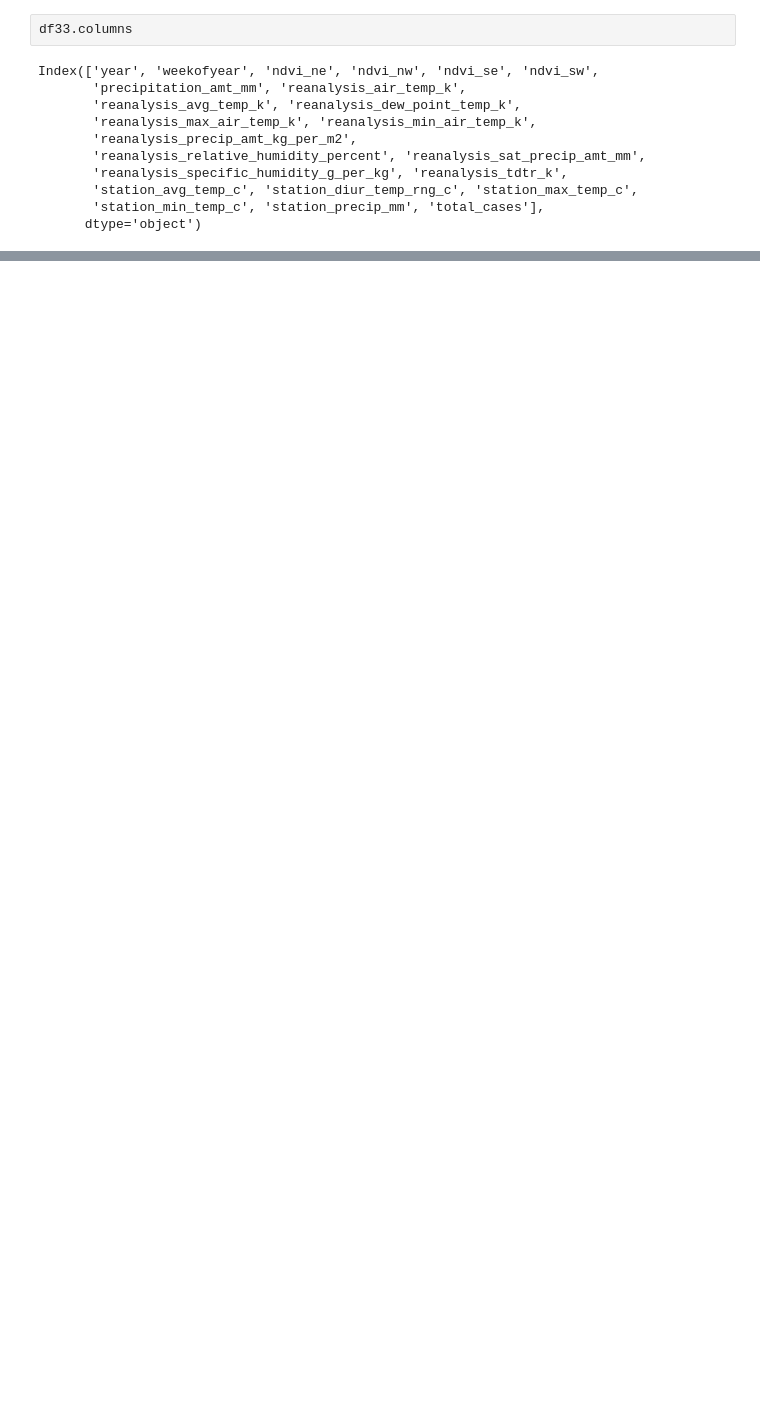
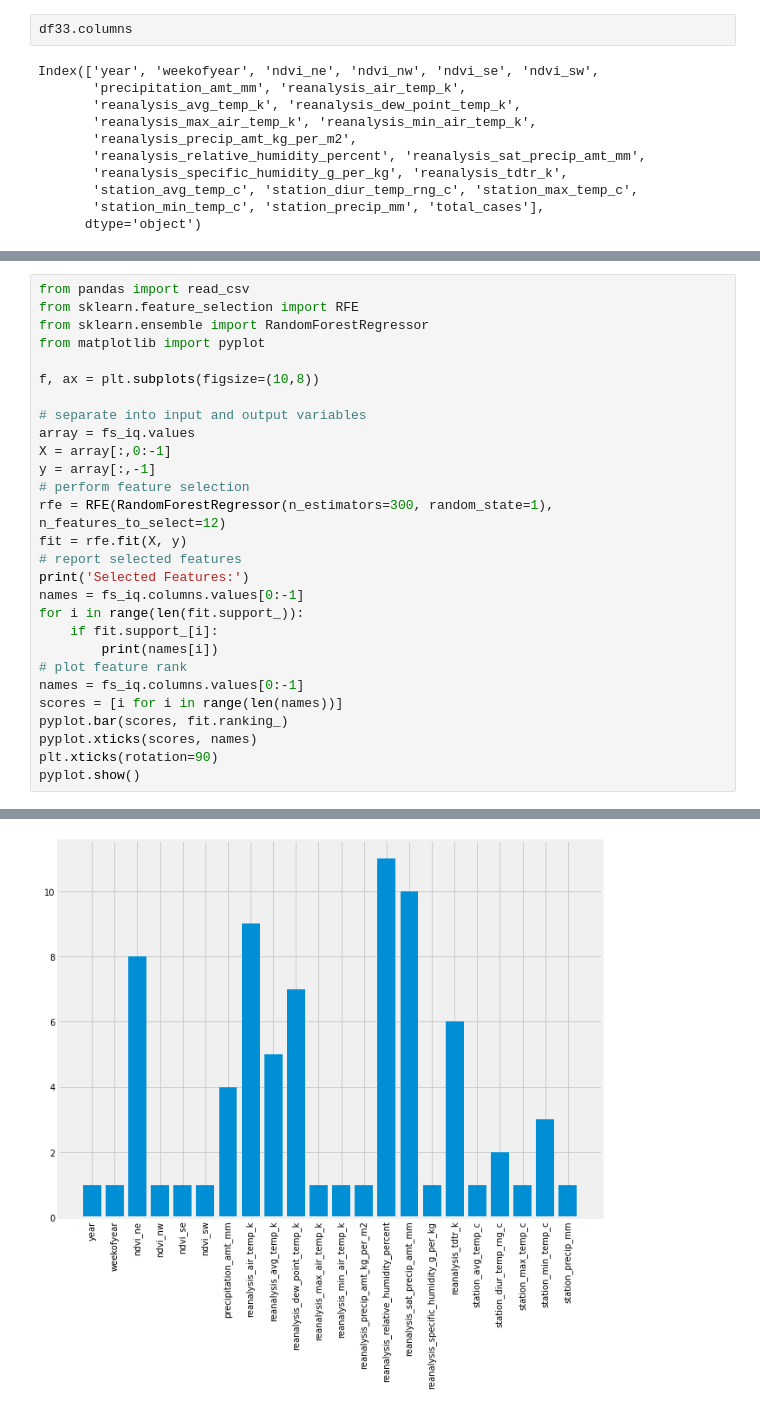
Before and after one commit to Mjcherono/Predicting-Disease-Spread, a Jupyter notebook: dengue.ipynb, the cells around one changed output, grey strips where cells are left out. Cells and saved outputs as stored; diff of their text form; blank space fills up the shorter version.

```diff
--- a/dengue.ipynb
+++ b/dengue.ipynb
@@ -1486,0 +1545,29 @@ station_precip_mm
+# %%
+from pandas import read_csv
+from sklearn.feature_selection import RFE
+from sklearn.ensemble import RandomForestRegressor
+from matplotlib import pyplot
+
+f, ax = plt.subplots(figsize=(10,8))
+
+# separate into input and output variables
+array = fs_iq.values
+X = array[:,0:-1]
+y = array[:,-1]
+# perform feature selection
+rfe = RFE(RandomForestRegressor(n_estimators=300, random_state=1), n_features_to_select=12)
+fit = rfe.fit(X, y)
+# report selected features
+print('Selected Features:')
+names = fs_iq.columns.values[0:-1]
+for i in range(len(fit.support_)):
+	if fit.support_[i]:
+		print(names[i])
+# plot feature rank
+names = fs_iq.columns.values[0:-1]
+scores = [i for i in range(len(names))]
+pyplot.bar(scores, fit.ranking_)
+pyplot.xticks(scores, names)
+plt.xticks(rotation=90)
+pyplot.show()
+# %% [output]
@@ -1486,0 +1587 @@ station_precip_mm
+[figure, added]
```
Also changed, not shown: parts of 12 cells of this notebook.
